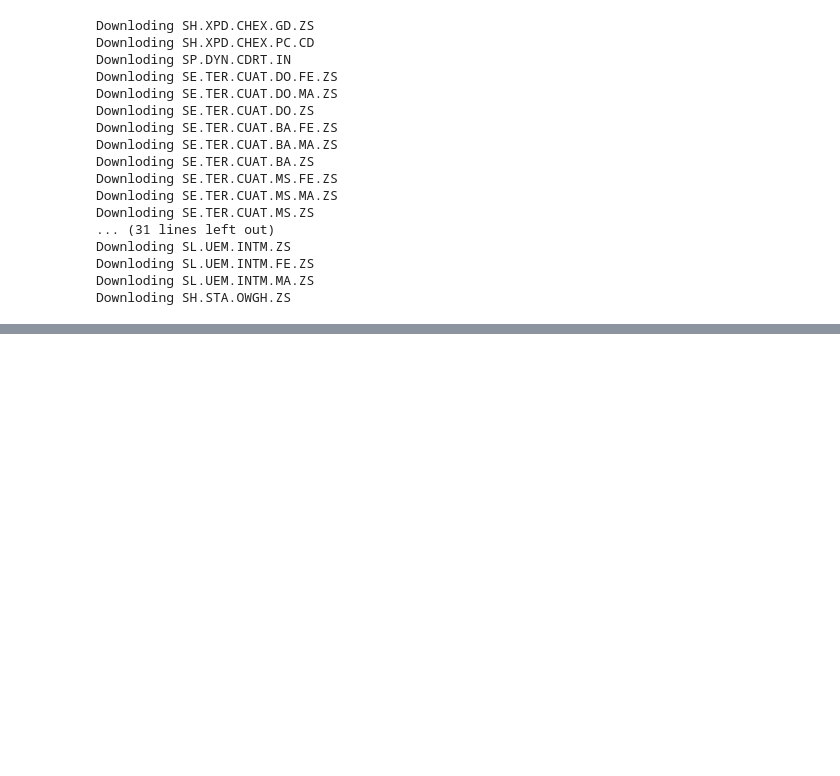
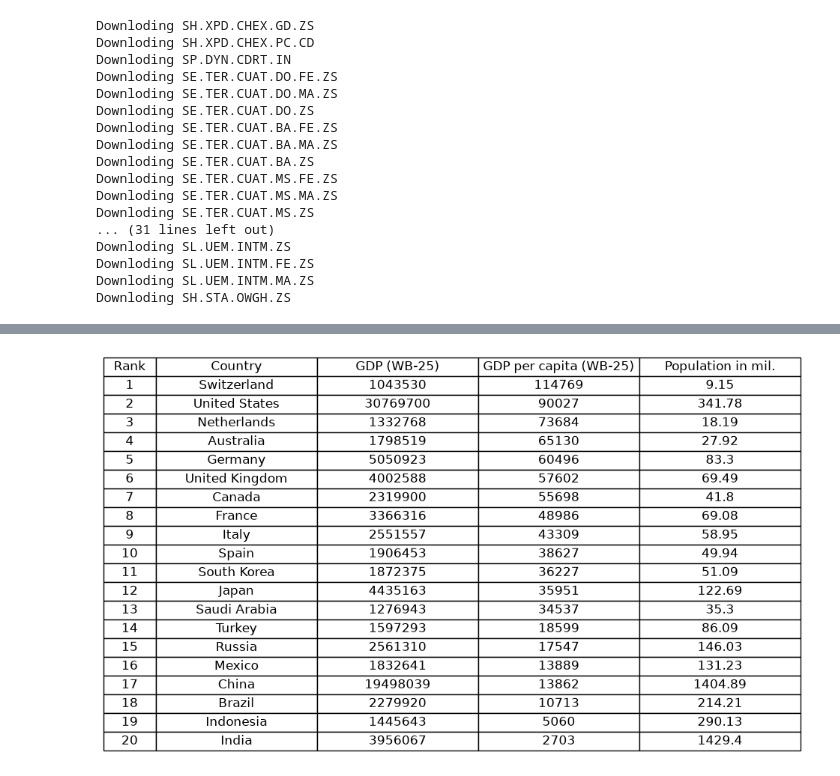
Before and after one commit to danialghamari/SQL_projects, a Jupyter notebook: Covid_19_analysis/1-DataCollection.ipynb, the cells around one changed output, grey strips where cells are left out. Cells and saved outputs as stored; diff of their text form; code cells hidden in the pictures; blank space fills up the shorter version.

```diff
--- a/Covid_19_analysis/1-DataCollection.ipynb
+++ b/Covid_19_analysis/1-DataCollection.ipynb
@@ -560,3 +560,6 @@ Downloding SH.STA.OWGH.ZS
 top_economy_countries.to_csv("Data/cleaned/countries.csv",index=False)
 # %%
 metadata_df.to_csv("Data/cleaned/WorldBank/metadata.csv")
+# %%
+for i in metadata_df.name:
+    print(i)
@@ -562,0 +590,11 @@ metadata_df.to_csv("Data/cleaned/WorldBank/metadata.csv")
+# %%
+temp_df = top_economy_countries[['id', 'country', 'wb25_gdp_milusd', 'wb25_gdpcapita_usd', 'population_mil']]
+temp_df = temp_df.rename(columns={
+    'id':'Rank',
+    'country':'Country',
+    'wb25_gdp_milusd': 'GDP (WB-25)',
+    'wb25_gdpcapita_usd': 'GDP per capita (WB-25)',
+    'population_mil': 'Population in mil.'
+})
+temp_df['Country'] = temp_df['Country'].str.title()
+temp_df['Population in mil.'] = temp_df['Population in mil.'].round(2)
@@ -562,0 +625,22 @@ metadata_df.to_csv("Data/cleaned/WorldBank/metadata.csv")
+# %%
+fig, ax = plt.subplots(figsize=(12, 6))
+
+ax.axis("off")
+
+n=0.075
+table = ax.table(
+    cellText=temp_df.values,
+    colLabels=temp_df.columns,
+    cellLoc="center",
+    loc="center",
+    colWidths=[n]+[(1-n)/4 for i in range(4)]
+)
+
+table.auto_set_font_size(False)
+table.set_fontsize(12)
+table.scale(1, 1.5)
+
+plt.savefig("Figures/Country_table.png", dpi=300, bbox_inches="tight")
+plt.show()
+# %% [output]
+[figure, added]
```
Also changed, not shown: parts of 5 cells of this notebook, 2 other files.
